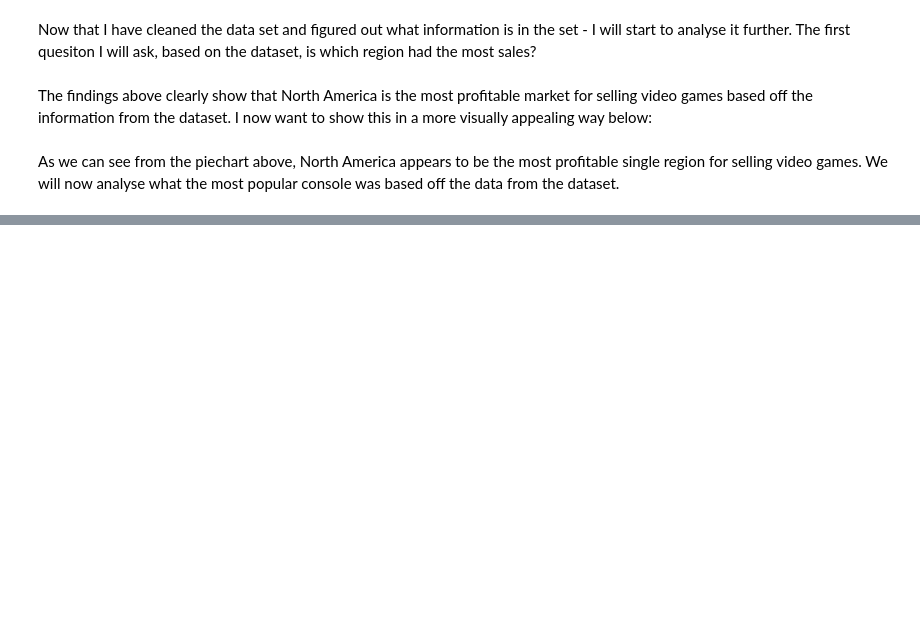
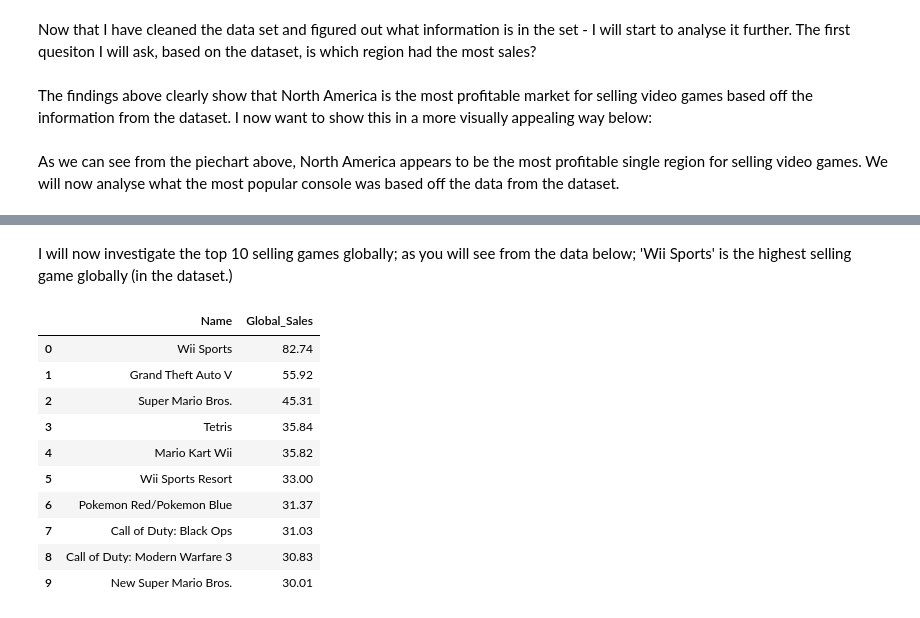
Before and after one commit to SeanE15/Programming-for-Data-Analysis, a Jupyter notebook: Assignment 1/PfDA Project 1.ipynb, the cells around one changed output, grey strips where cells are left out. Saved outputs shown, nothing was run; the diff lists cells and outputs as text; code cells hidden in the pictures; blank space fills up the shorter version.

Commit message:
continued coding - top 10 sales

```diff
--- a/Assignment 1/PfDA Project 1.ipynb
+++ b/Assignment 1/PfDA Project 1.ipynb
@@ -116,0 +190,17 @@ platsales.head(5)
+# %% [markdown]
+I will now investigate the top 10 selling games globally; as you will see from the data below; 'Wii Sports' is the highest selling game globally (in the dataset.)
+# %%
+top10 = pd.DataFrame(games.groupby("Name")[["Global_Sales"]].sum().sort_values(by=['Global_Sales'],ascending=[False]).reset_index())
+top.head(10)
+# %% [output]
+|  | Name | Global_Sales |
+| 0 | Wii Sports | 82.74 |
+| 1 | Grand Theft Auto V | 55.92 |
+| 2 | Super Mario Bros. | 45.31 |
+| 3 | Tetris | 35.84 |
+| 4 | Mario Kart Wii | 35.82 |
+| 5 | Wii Sports Resort | 33.00 |
+| 6 | Pokemon Red/Pokemon Blue | 31.37 |
+| 7 | Call of Duty: Black Ops | 31.03 |
+| 8 | Call of Duty: Modern Warfare 3 | 30.83 |
+| 9 | New Super Mario Bros. | 30.01 |
```
Also changed, not shown: parts of 9 cells of this notebook.
